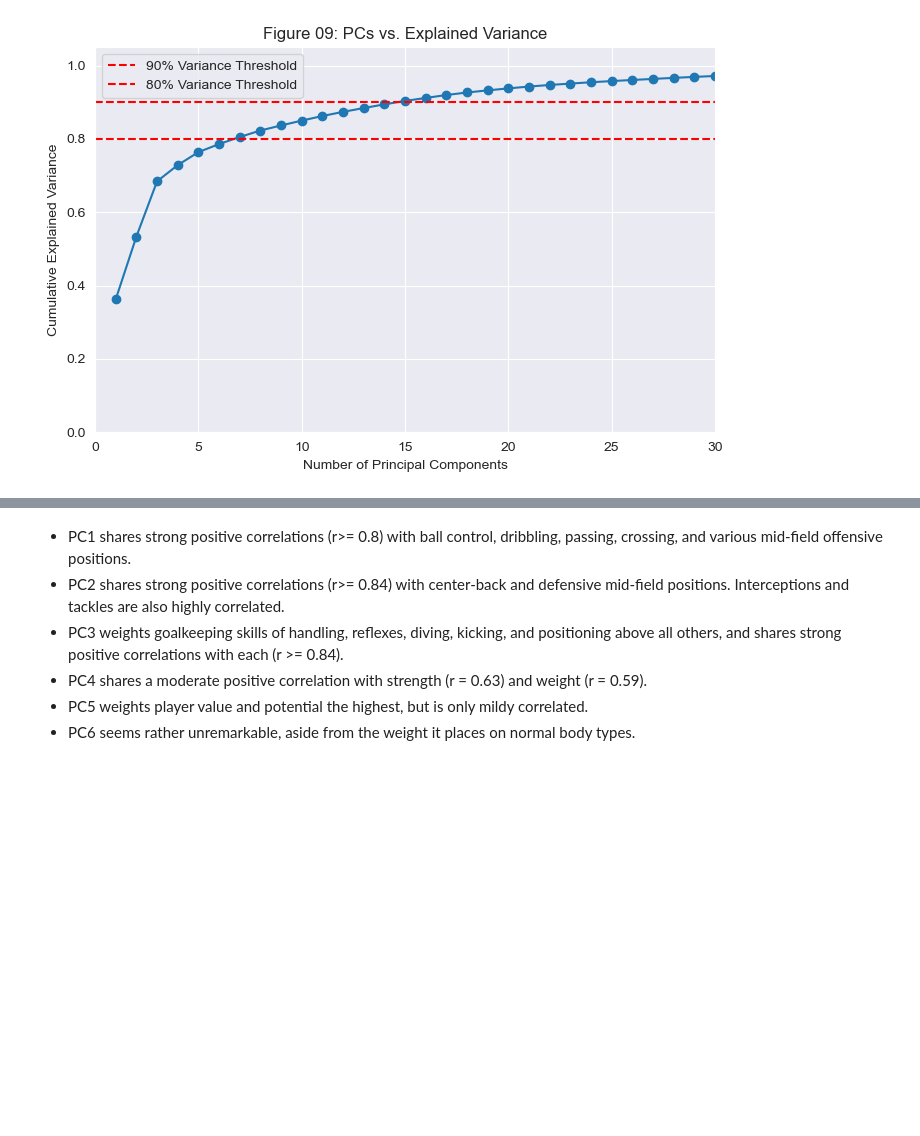
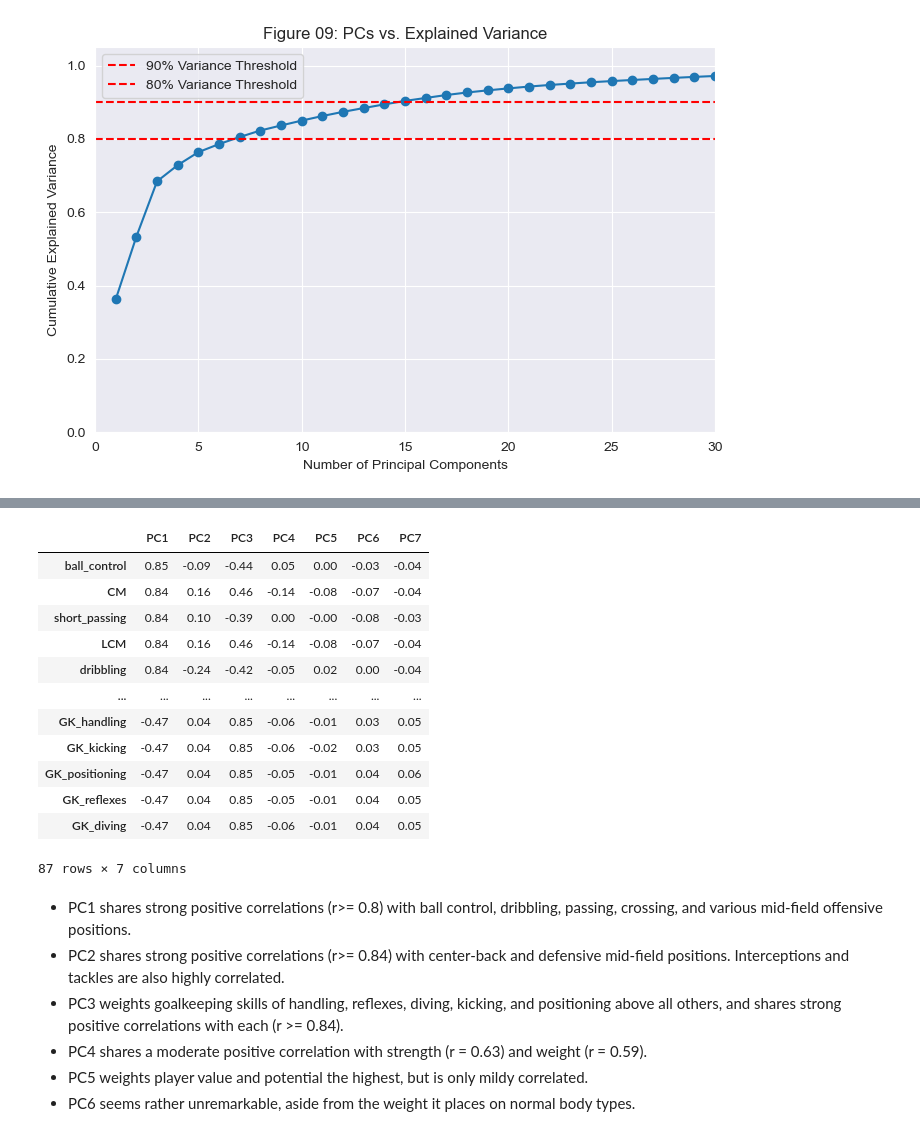
Before and after one commit to Road2Data/MK-6460, a Jupyter notebook: 02 PCA Investigation.ipynb, the cells around one changed output, grey strips where cells are left out. Saved outputs shown, nothing was run; the diff lists cells and outputs as text; code cells hidden in the pictures; blank space fills up the shorter version.

```diff
--- a/02 PCA Investigation.ipynb
+++ b/02 PCA Investigation.ipynb
@@ -87,3 +88,22 @@ loadings_df
+# %%
+# Examine the Correlation of PC Scores to Individual Features
+pc_corr_df = pd.concat(objs=[X, pca_real.scores], axis=1).corr().round(2).loc[:, 'comp_0':'comp_6']
+pc_corr_df = pc_corr_df.rename(mapper={'comp_0':'PC1', 'comp_1':'PC2', 'comp_2':'PC3', 'comp_3':'PC4', 'comp_4':'PC5', 'comp_5':'PC6', 'comp_6':'PC7'}, axis=1)
+pc_corr_df.sort_values(by='PC1', ascending=False).iloc[1:, :]
+# %% [output]
+|  | PC1 | PC2 | PC3 | PC4 | PC5 | PC6 | PC7 |
+| ball_control | 0.85 | -0.09 | -0.44 | 0.05 | 0.00 | -0.03 | -0.04 |
+| CM | 0.84 | 0.16 | 0.46 | -0.14 | -0.08 | -0.07 | -0.04 |
+| short_passing | 0.84 | 0.10 | -0.39 | 0.00 | -0.00 | -0.08 | -0.03 |
+| LCM | 0.84 | 0.16 | 0.46 | -0.14 | -0.08 | -0.07 | -0.04 |
+| dribbling | 0.84 | -0.24 | -0.42 | -0.05 | 0.02 | 0.00 | -0.04 |
+| ... | ... | ... | ... | ... | ... | ... | ... |
+| GK_handling | -0.47 | 0.04 | 0.85 | -0.06 | -0.01 | 0.03 | 0.05 |
+| GK_kicking | -0.47 | 0.04 | 0.85 | -0.06 | -0.02 | 0.03 | 0.05 |
+| GK_positioning | -0.47 | 0.04 | 0.85 | -0.05 | -0.01 | 0.04 | 0.06 |
+| GK_reflexes | -0.47 | 0.04 | 0.85 | -0.05 | -0.01 | 0.04 | 0.05 |
+| GK_diving | -0.47 | 0.04 | 0.85 | -0.06 | -0.01 | 0.04 | 0.05 |
+87 rows × 7 columns
 # %% [markdown]
 * PC1 shares strong positive correlations (r>= 0.8) with ball control, dribbling, passing, crossing, and various mid-field offensive positions.
 * PC2 shares strong positive correlations (r>= 0.84) with center-back and defensive mid-field positions.  Interceptions and tackles are also highly correlated.
```
Also changed, not shown: parts of 4 cells of this notebook, 5 other files.
